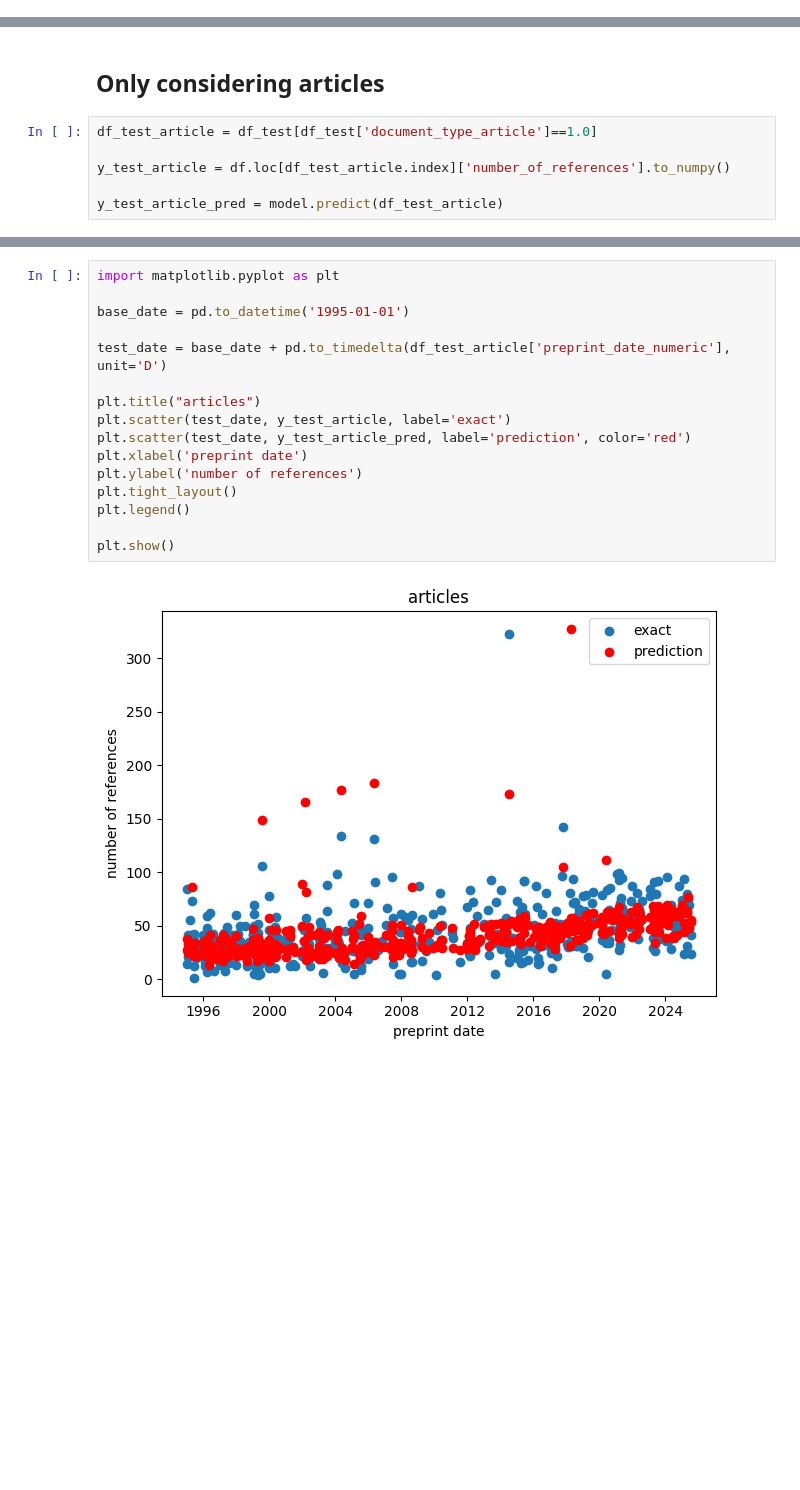
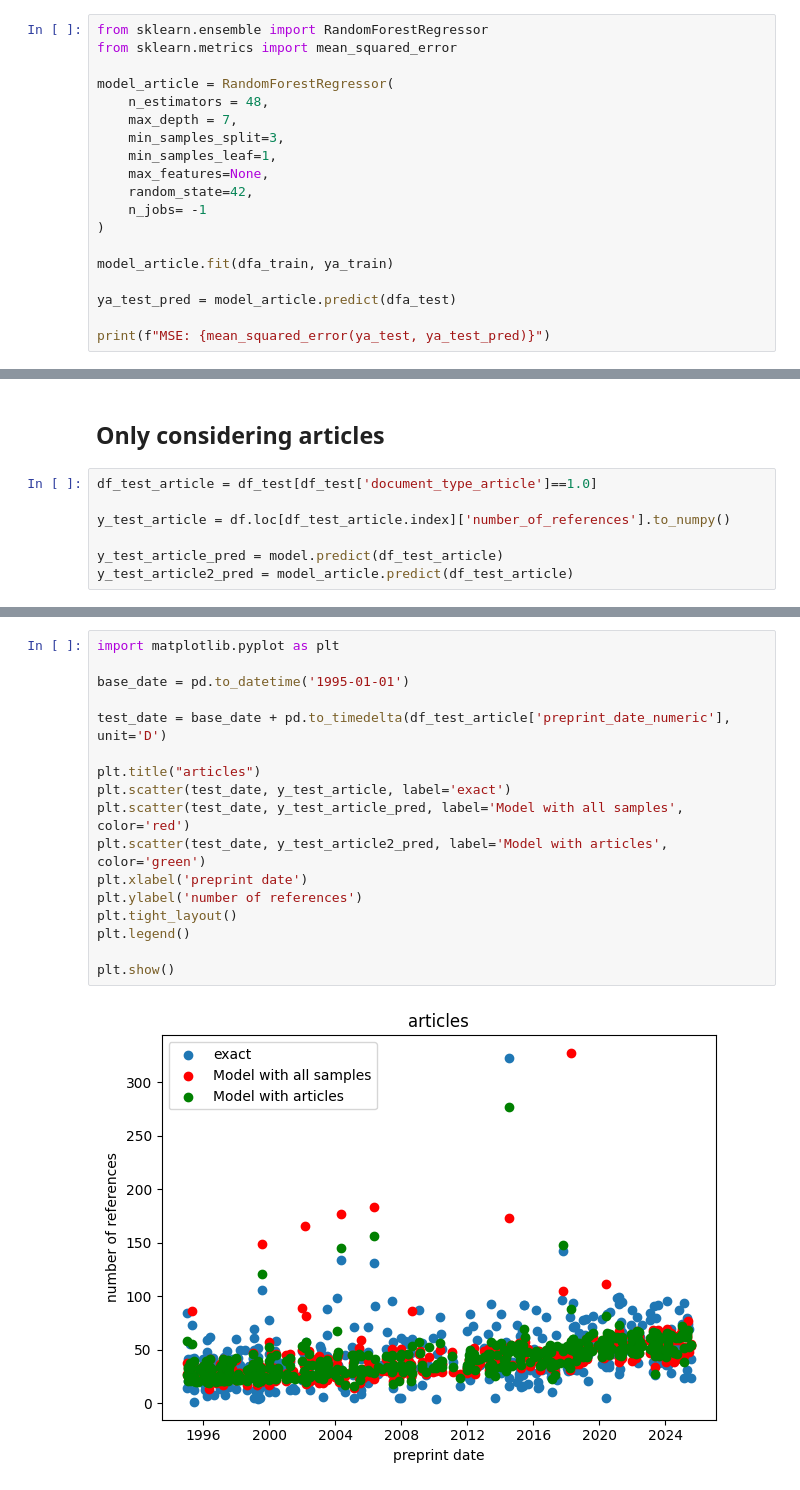
Before and after one commit to hyunwoooh5/reference-inflation, a Jupyter notebook: notebook/notebook.ipynb, the cells around one changed output, grey strips where cells are left out. Drawn from its saved outputs; the diff is of its cells as text; blank space fills up the shorter version.

Commit message:
add model only with articles

```diff
--- a/notebook/notebook.ipynb
+++ b/notebook/notebook.ipynb
@@ -877,0 +1060,19 @@ with open("../bin/model.bin", "wb") as file:
+# %%
+from sklearn.ensemble import RandomForestRegressor
+from sklearn.metrics import mean_squared_error
+
+model_article = RandomForestRegressor(
+    n_estimators = 48,
+    max_depth = 7,
+    min_samples_split=3,
+    min_samples_leaf=1,
+    max_features=None,
+    random_state=42,
+    n_jobs= -1
+)
+
+model_article.fit(dfa_train, ya_train)
+
+ya_test_pred = model_article.predict(dfa_test)
+
+print(f"MSE: {mean_squared_error(ya_test, ya_test_pred)}")
@@ -917,3 +1125,4 @@ df_test_article = df_test[df_test['document_type_article']==1.0]
 y_test_article = df.loc[df_test_article.index]['number_of_references'].to_numpy()
 
 y_test_article_pred = model.predict(df_test_article)
+y_test_article2_pred = model_article.predict(df_test_article)
@@ -920,19 +1133,20 @@ y_test_article_pred = model.predict(df_test_article)
 # %%
 import matplotlib.pyplot as plt
 
 base_date = pd.to_datetime('1995-01-01')
 
 test_date = base_date + pd.to_timedelta(df_test_article['preprint_date_numeric'], unit='D')
 
 plt.title("articles")
 plt.scatter(test_date, y_test_article, label='exact')
-plt.scatter(test_date, y_test_article_pred, label='prediction', color='red')
+plt.scatter(test_date, y_test_article_pred, label='Model with all samples', color='red')
+plt.scatter(test_date, y_test_article2_pred, label='Model with articles', color='green')
 plt.xlabel('preprint date')
 plt.ylabel('number of references')
 plt.tight_layout()
 plt.legend()
 
 plt.show()
 # %% [output]
-[figure, old version]
+[figure, new version]
 # %%
```
Also changed, not shown: parts of 17 cells of this notebook, 1 other file.
